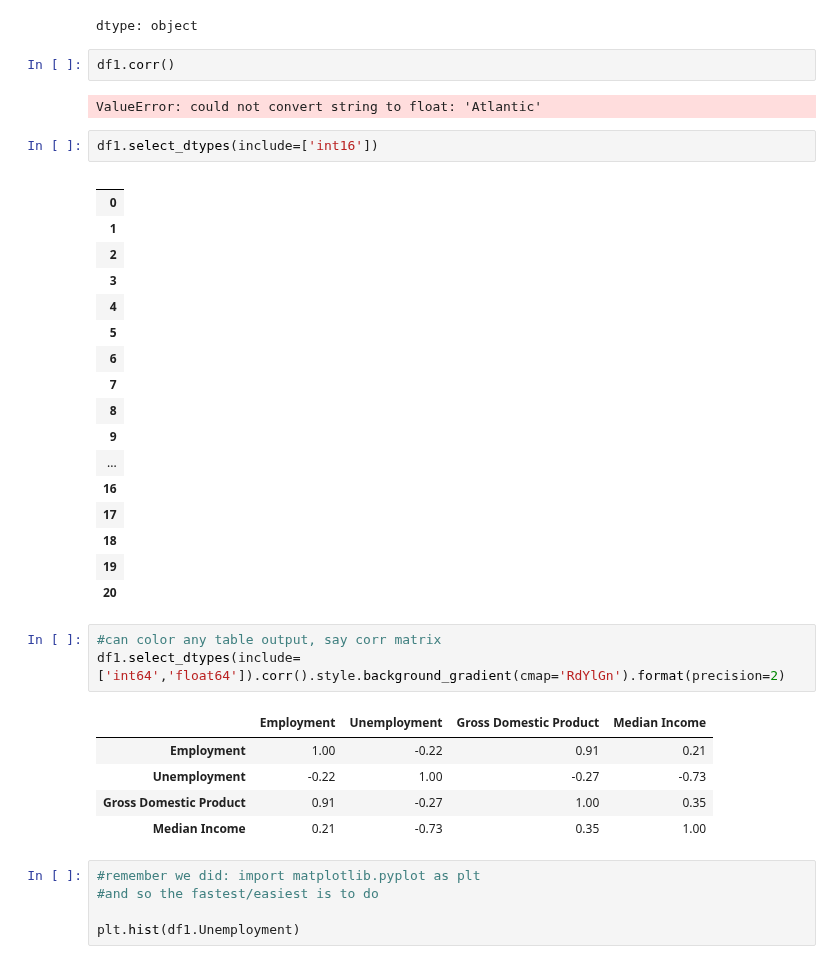
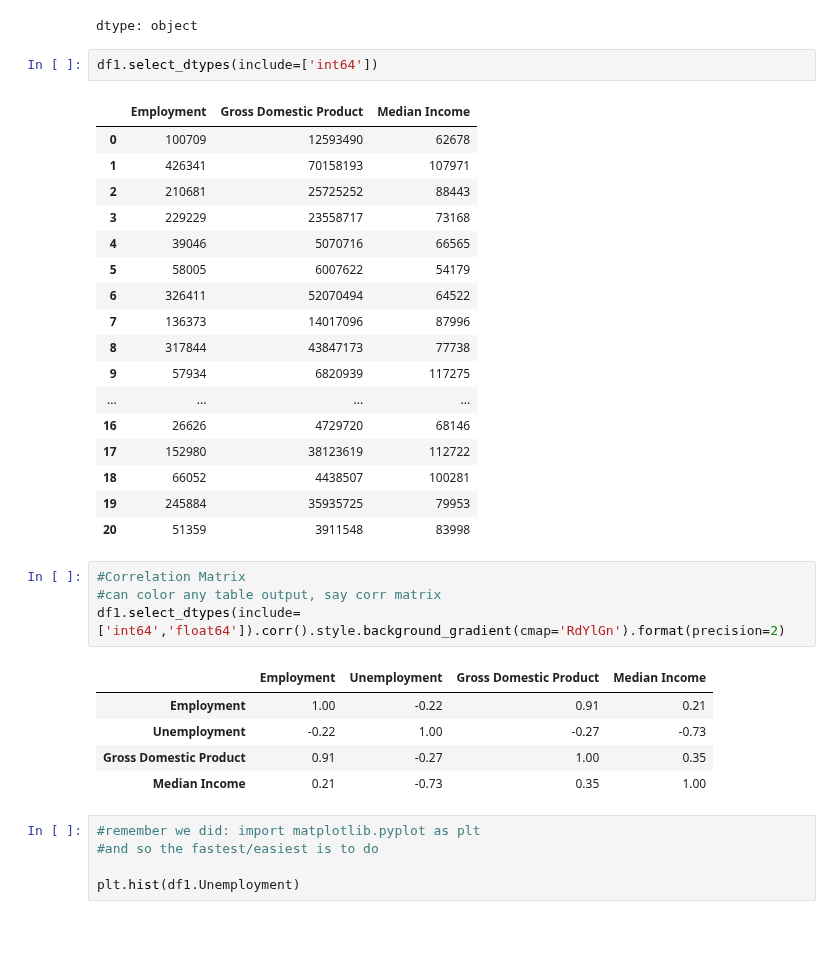
Before and after one commit to shirleyrutgers/DataVis, a Jupyter notebook: PS2.ipynb, the cells around one changed output. Saved outputs shown, nothing was run; the diff lists cells and outputs as text; blank space fills up the shorter version.

```diff
--- a/PS2.ipynb
+++ b/PS2.ipynb
@@ -683,31 +683,28 @@ df1.dtypes
 | Gross Domestic Product | int64 |
 | Median Income | int64 |
 dtype: object
-# %%
-df1.corr()
-# %% [output]
-ValueError: could not convert string to float: 'Atlantic'
 # %%
-df1.select_dtypes(include=['int16'])
+df1.select_dtypes(include=['int64'])
 # %% [output]
-|  |
-| 0 |
-| 1 |
-| 2 |
-| 3 |
-| 4 |
-| 5 |
-| 6 |
-| 7 |
-| 8 |
-| 9 |
-| ... |
-| 16 |
-| 17 |
-| 18 |
-| 19 |
-| 20 |
+|  | Employment | Gross Domestic Product | Median Income |
+| 0 | 100709 | 12593490 | 62678 |
+| 1 | 426341 | 70158193 | 107971 |
+| 2 | 210681 | 25725252 | 88443 |
+| 3 | 229229 | 23558717 | 73168 |
+| 4 | 39046 | 5070716 | 66565 |
+| 5 | 58005 | 6007622 | 54179 |
+| 6 | 326411 | 52070494 | 64522 |
+| 7 | 136373 | 14017096 | 87996 |
+| 8 | 317844 | 43847173 | 77738 |
+| 9 | 57934 | 6820939 | 117275 |
+| ... | ... | ... | ... |
+| 16 | 26626 | 4729720 | 68146 |
+| 17 | 152980 | 38123619 | 112722 |
+| 18 | 66052 | 4438507 | 100281 |
+| 19 | 245884 | 35935725 | 79953 |
+| 20 | 51359 | 3911548 | 83998 |
 # %%
+#Correlation Matrix
 #can color any table output, say corr matrix
 df1.select_dtypes(include=['int64','float64']).corr().style.background_gradient(cmap='RdYlGn').format(precision=2)
 # %% [output]
```
Also changed, not shown: parts of 3 cells of this notebook.
